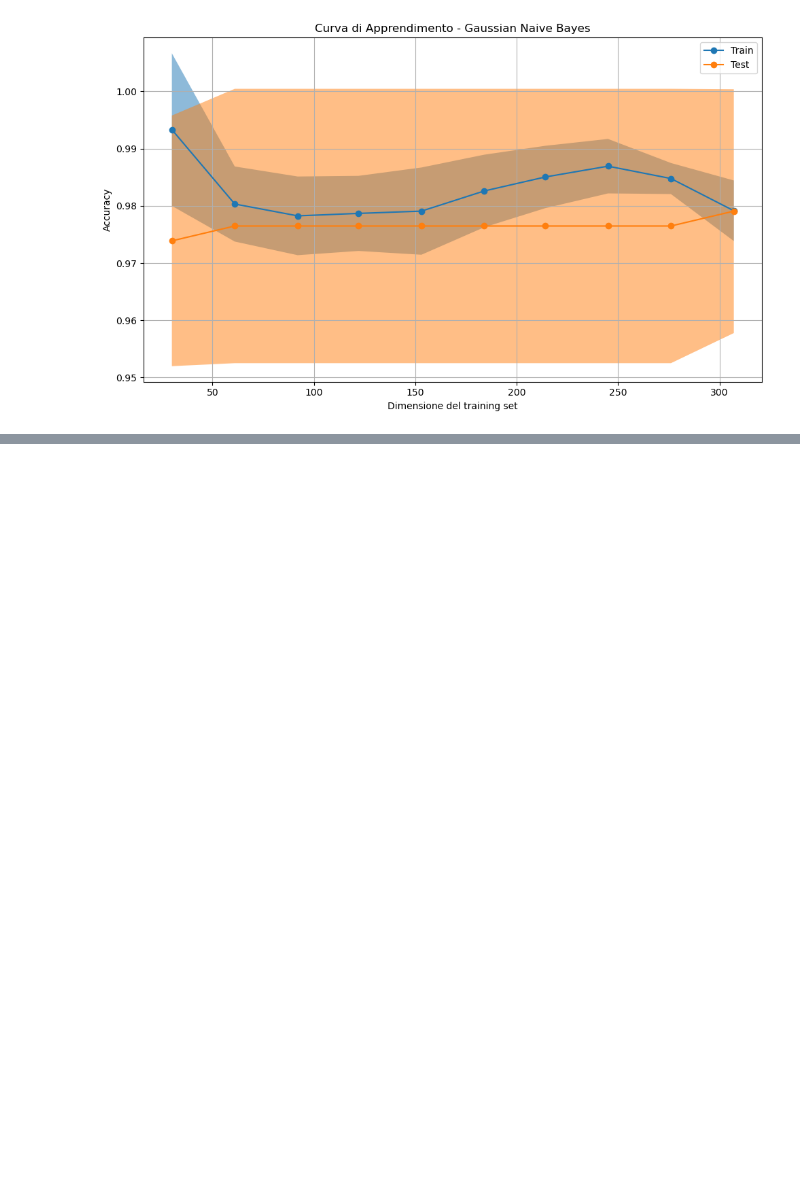
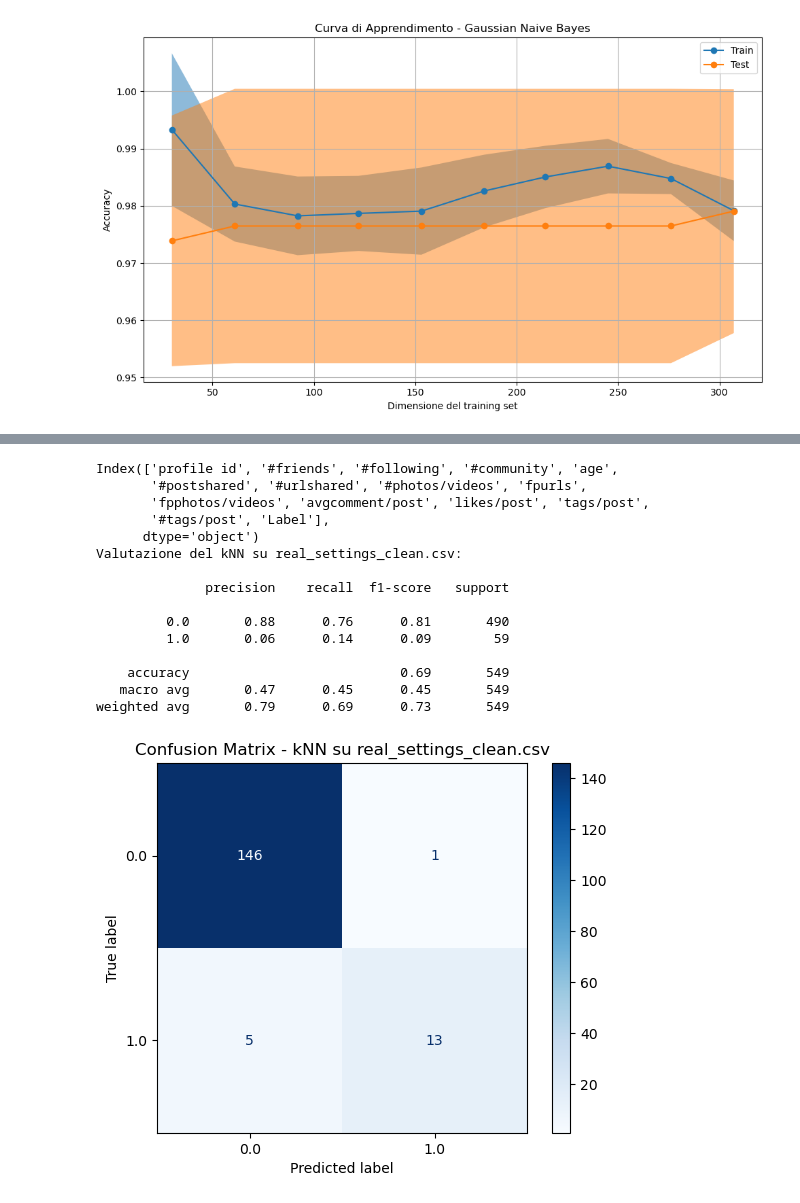
Before and after one commit to Surro03/Progetto_MachineLearning, a Jupyter notebook: machine_learning.ipynb, the cells around one changed output, grey strips where cells are left out. Cells and saved outputs as stored; diff of their text form; code cells hidden in the pictures; blank space fills up the shorter version.

```diff
--- a/machine_learning.ipynb
+++ b/machine_learning.ipynb
@@ -1215,0 +1220,45 @@ Gaussian Naive Bayes: 0.9636363636363636
+# %%
+# Caricamento e pulizia del nuovo dataset "real_settings.csv"
+real_settings_clean = puliziadf('training.csv')
+# Se la colonna indice si chiama 'Unnamed: 0'
+print (real_settings_clean.columns)
+
+# Separazione feature/target per il test
+
+X_r = real_settings_clean.drop(['profile id', 'Label'], axis=1)
+y_r = real_settings_clean['Label']
+
+
+# Normalizzazione dei dati
+X_real_scaled = scaler.transform(X_r)
+print(X_real_scaled)
+
+# Predizioni e valutazione con kNN
+y_pred_real_rf = knn_model.predict(X_real_scaled)
+
+print("Valutazione del kNN su real_settings_clean.csv:\n")
+print(classification_report(y_r, y_pred_real_rf))
+
+# Visualizzazione matrice di confusione
+cm_rf_real = confusion_matrix(y_r, y_pred_real_rf)
+disp_rf_real = ConfusionMatrixDisplay(confusion_matrix=cm_rf_real, display_labels=knn_model.classes_)
+disp.plot(cmap=plt.cm.Blues)
+plt.title("Confusion Matrix - kNN su real_settings_clean.csv")
+plt.show()
+# %% [output]
+Index(['profile id', '#friends', '#following', '#community', 'age',
+       '#postshared', '#urlshared', '#photos/videos', 'fpurls',
+       'fpphotos/videos', 'avgcomment/post', 'likes/post', 'tags/post',
+       '#tags/post', 'Label'],
+      dtype='object')
+Valutazione del kNN su real_settings_clean.csv:
+
+              precision    recall  f1-score   support
+
+         0.0       0.88      0.76      0.81       490
+         1.0       0.06      0.14      0.09        59
+
+    accuracy                           0.69       549
+   macro avg       0.47      0.45      0.45       549
+weighted avg       0.79      0.69      0.73       549
+[figure, added]
```
Also changed, not shown: parts of 8 cells of this notebook, 2 other files.
